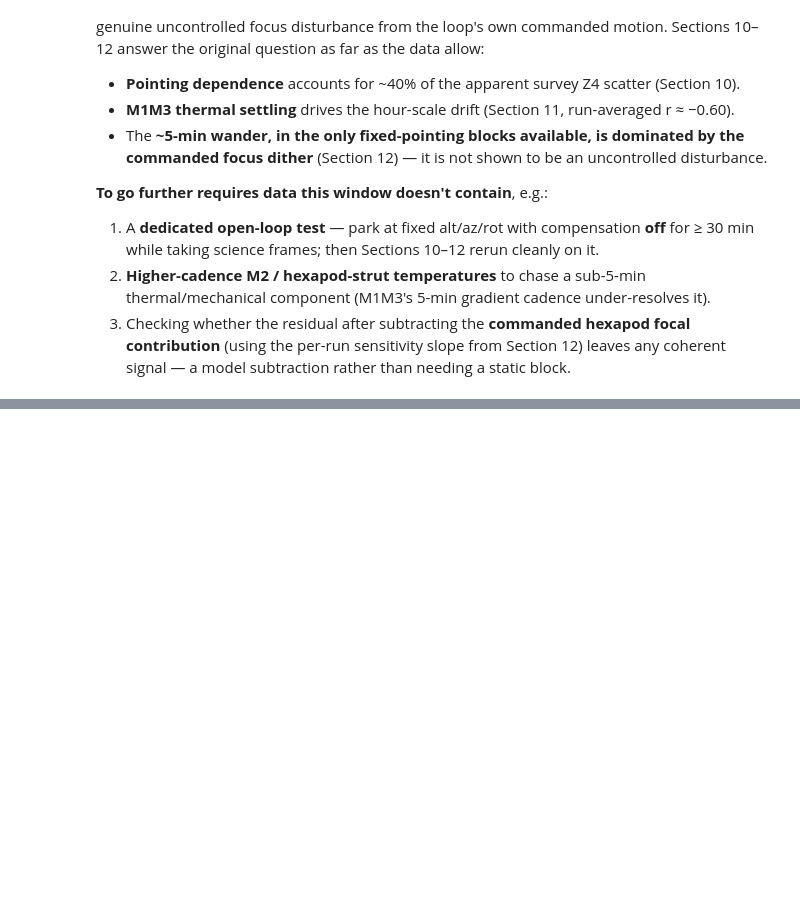
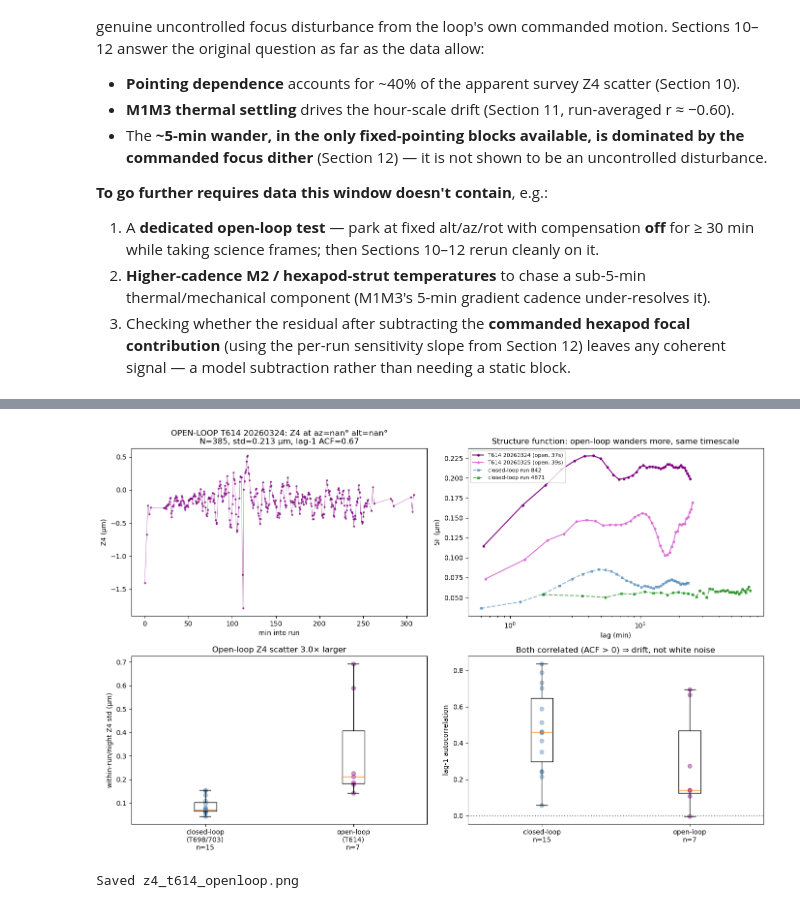
Before and after one commit to bstalder/notebooks, a Jupyter notebook: earlyoperations/optical_psf/MTAOS_Z4_Focus_Trends.ipynb, the cells around one changed output, grey strips where cells are left out. Drawn from its saved outputs; the diff is of its cells as text; code cells hidden in the pictures; blank space fills up the shorter version.

```diff
--- a/earlyoperations/optical_psf/MTAOS_Z4_Focus_Trends.ipynb
+++ b/earlyoperations/optical_psf/MTAOS_Z4_Focus_Trends.ipynb
@@ -1570,0 +1671,74 @@ answer the original question as far as the data allow:
+# %%
+if "df_t614" not in globals() or df_t614.empty:
+    print("No T614 results — run the cell above.")
+else:
+    fig, axs = plt.subplots(2, 2, figsize=(14, 9))
+
+    # Pick the best-sampled fixed night for the time series + SF.
+    _best = int(df_t614.sort_values("N", ascending=False).iloc[0]["day_obs"])
+    _g = pv614[pv614["day_obs"] == _best].sort_values("ts")
+    _ti = (_g["ts"] - _g["ts"].min()).dt.total_seconds().values / 60
+    _ri = df_t614[df_t614["day_obs"] == _best].iloc[0]
+
+    # (a) Open-loop Z4 time series.
+    ax = axs[0, 0]
+    ax.plot(_ti, _g["z4_mean"].values, ".-", ms=4, lw=0.5, color="purple", alpha=0.7)
+    ax.set_title(f"OPEN-LOOP T614 {_best}: Z4 at az={_ri['az']:.0f}° alt={_ri['alt']:.0f}°\n"
+                 f"N={int(_ri['N'])}, std={_ri['z4_std']:.3f} µm, lag-1 ACF={_ri['lag1_acf']:.2f}")
+    ax.set_xlabel("min into run"); ax.set_ylabel("Z4 (µm)")
+
+    # (b) Structure functions: open-loop (T614) vs closed-loop (Section 10 runs).
+    ax = axs[0, 1]
+    for _day, _col in zip(df_t614.nlargest(2, "N")["day_obs"], ["purple", "orchid"]):
+        _gg = pv614[pv614["day_obs"] == _day].sort_values("ts")
+        _t = (_gg["ts"] - _gg["ts"].min()).dt.total_seconds().values
+        _y = _gg["z4_mean"].values; _m = np.isfinite(_y); _t, _y = _t[_m], _y[_m]
+        _cad = np.median(np.diff(_t)); _lags = range(1, min(40, len(_y) // 3))
+        _sf = [np.sqrt(np.mean((_y[k:] - _y[:-k]) ** 2)) / np.sqrt(2) for k in _lags]
+        ax.plot([_cad * k / 60 for k in _lags], _sf, "-o", ms=3, color=_col,
+                label=f"T614 {_day} (open, {_cad:.0f}s)")
+    if "df_fix" in globals():
+        for _rid, _col in [(842, "steelblue"), (4871, "green")]:
+            _gg = df_fix[df_fix["run"] == _rid].sort_values("obs_start")
+            if _gg.empty:
+                continue
+            _t = (_gg["obs_start"] - _gg["obs_start"].min()).dt.total_seconds().values
+            _y = _gg["z4_mean"].values; _m = np.isfinite(_y); _t, _y = _t[_m], _y[_m]
+            _cad = np.median(np.diff(_t)); _lags = range(1, min(40, len(_y) // 3))
+            _sf = [np.sqrt(np.mean((_y[k:] - _y[:-k]) ** 2)) / np.sqrt(2) for k in _lags]
+            ax.plot([_cad * k / 60 for k in _lags], _sf, "--s", ms=3, color=_col, alpha=0.6,
+                    label=f"closed-loop run {_rid}")
+    ax.set_xscale("log"); ax.set_xlabel("lag (min)"); ax.set_ylabel("SF (µm)")
+    ax.set_title("Structure function: open-loop wanders more, same timescale")
+    ax.legend(fontsize=8)
+
+    # (c) Open vs closed within-run scatter.
+    ax = axs[1, 0]
+    _ol = df_t614["z4_std"].tolist()
+    _cl = df_drift["raw_std"].tolist() if "df_drift" in globals() else []
+    ax.boxplot([_cl, _ol], tick_labels=[f"closed-loop\n(T698/703)\nn={len(_cl)}",
+                                        f"open-loop\n(T614)\nn={len(_ol)}"])
+    ax.scatter(np.ones(len(_cl)), _cl, alpha=0.4, color="steelblue")
+    ax.scatter(np.ones(len(_ol)) * 2, _ol, alpha=0.4, color="purple")
+    ax.set_ylabel("within-run/night Z4 std (µm)")
+    _ratio = np.median(_ol) / np.median(_cl) if _cl else np.nan
+    ax.set_title(f"Open-loop Z4 scatter {_ratio:.1f}× larger")
+
+    # (d) lag-1 ACF: open vs closed.
+    ax = axs[1, 1]
+    _ola = df_t614["lag1_acf"].dropna().tolist()
+    _cla = df_drift["lag1_acf"].dropna().tolist() if "df_drift" in globals() else []
+    ax.boxplot([_cla, _ola], tick_labels=[f"closed-loop\nn={len(_cla)}", f"open-loop\nn={len(_ola)}"])
+    ax.scatter(np.ones(len(_cla)), _cla, alpha=0.4, color="steelblue")
+    ax.scatter(np.ones(len(_ola)) * 2, _ola, alpha=0.4, color="purple")
+    ax.axhline(0, color="gray", ls=":")
+    ax.set_ylabel("lag-1 autocorrelation")
+    ax.set_title("Both correlated (ACF > 0) ⇒ drift, not white noise")
+
+    plt.tight_layout()
+    plt.savefig("z4_t614_openloop.png", dpi=120, bbox_inches="tight")
+    plt.show()
+    print("Saved z4_t614_openloop.png")
+# %% [output]
+[figure, added]
+Saved z4_t614_openloop.png
```
Also changed, not shown: parts of 4 cells of this notebook, 2 other files.
